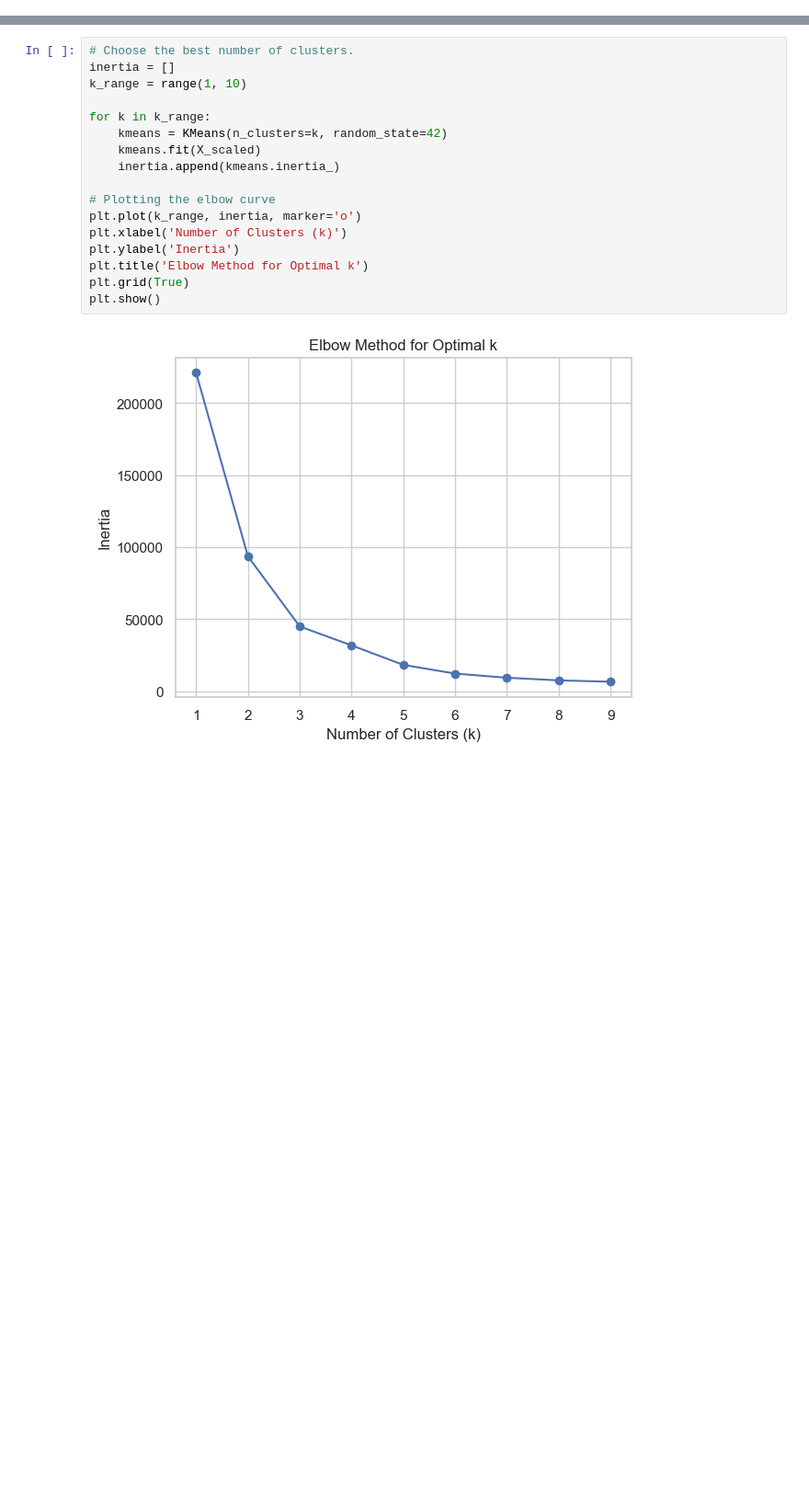
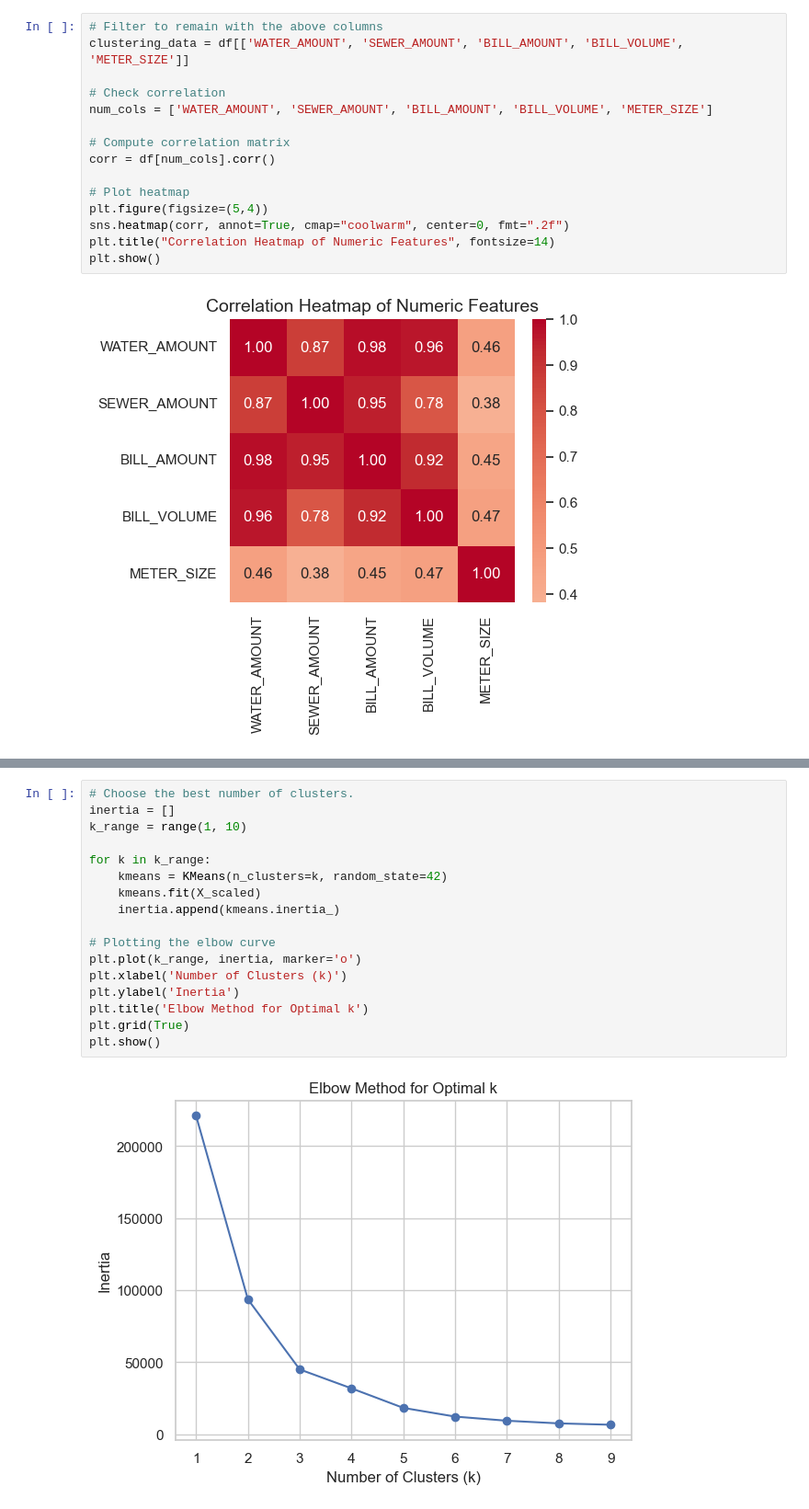
Before and after one commit to Assesa44/water-loss-reduction-through-smart-metering, a Jupyter notebook: Notebooks/Exploratory/clustering.ipynb, the cells around one changed output, grey strips where cells are left out. Shown at 92% size. Cells and saved outputs as stored; diff of their text form; blank space fills up the shorter version.

```diff
--- a/Notebooks/Exploratory/clustering.ipynb
+++ b/Notebooks/Exploratory/clustering.ipynb
@@ -60,0 +85,17 @@ Embedded (built into model, e.g., trees, Lasso)
+# %%
+# Filter to remain with the above columns
+clustering_data = df[['WATER_AMOUNT', 'SEWER_AMOUNT', 'BILL_AMOUNT', 'BILL_VOLUME', 'METER_SIZE']]
+
+# Check correlation
+num_cols = ['WATER_AMOUNT', 'SEWER_AMOUNT', 'BILL_AMOUNT', 'BILL_VOLUME', 'METER_SIZE']
+
+# Compute correlation matrix
+corr = df[num_cols].corr()
+
+# Plot heatmap
+plt.figure(figsize=(5,4))
+sns.heatmap(corr, annot=True, cmap="coolwarm", center=0, fmt=".2f")
+plt.title("Correlation Heatmap of Numeric Features", fontsize=14)
+plt.show()
+# %% [output]
+[figure, added]
```
Also changed, not shown: parts of 13 cells of this notebook.
